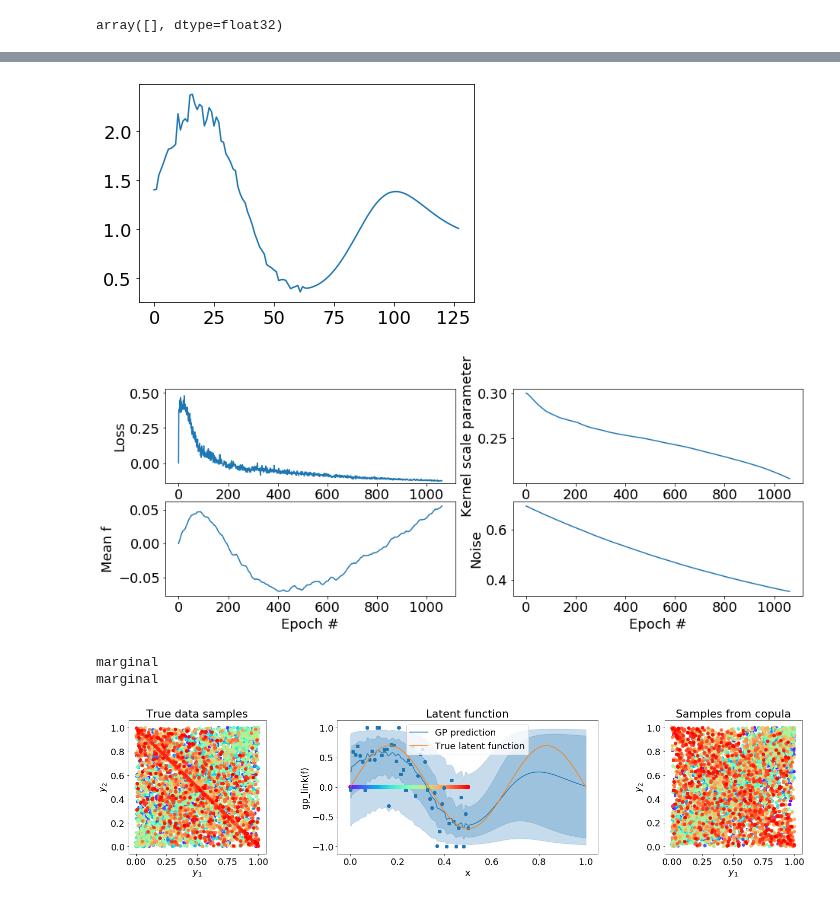
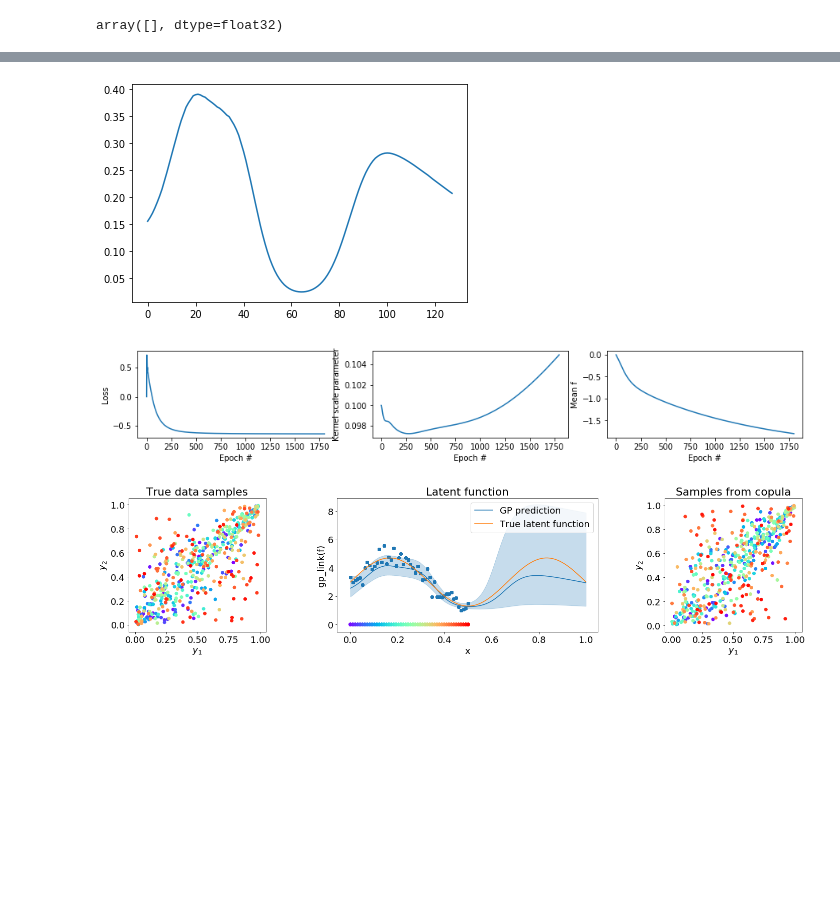
Before and after one commit to NinelK/CopulaGP, a Jupyter notebook: Copula_nopyro.ipynb, the cells around one changed output, grey strips where cells are left out. Cells and saved outputs as stored; diff of their text form; code cells hidden in the pictures; blank space fills up the shorter version.

```diff
--- a/Copula_nopyro.ipynb
+++ b/Copula_nopyro.ipynb
@@ -350,16 +291,16 @@ optimizer = torch.optim.Adam([
     {'params': model.variational_strategy.variational_distribution.chol_variational_covar},
     {'params': model.variational_strategy.variational_distribution.variational_mean},
     #hyperparameters
-    {'params': model.covar_module.base_kernel.base_kernel.raw_lengthscale, 'lr': .001}, #, 'lr': 0.001
-    {'params': model.covar_module.base_kernel.raw_outputscale, 'lr': .001},
-    {'params': model.likelihood.noise_covar.raw_noise, 'lr': .001} #should change slower than variance
+    {'params': model.covar_module.base_kernel.raw_lengthscale, 'lr': .001}, #, 'lr': 0.001
+    {'params': model.covar_module.raw_outputscale, 'lr': .001},
+    #{'params': model.likelihood.noise_covar.raw_noise, 'lr': .001} #should change slower than variance
 ], lr=base_lr)
 
 # Our loss object. We're using the VariationalELBO, which essentially just computes the ELBO
 #mll  = gpytorch.mlls.VariationalELBO(model.likelihood, model, num_data=train_y.size(0), combine_terms=True)
-mllv = myVariationalELBO(model.likelihood, model, num_data=train_y.size(0), combine_terms=False)
+mllv = gpytorch.mlls.VariationalELBO(model.likelihood, model, num_data=train_y.size(0), combine_terms=False)
 
-losses, rbf, means, noises = [], [], [], []
+losses, rbf, means = [], [], []
 
 def train(train_x, train_y, num_iter=2000):
     model.train()
@@ -370,34 +311,24 @@ def train(train_x, train_y, num_iter=2000):
         optimizer.zero_grad()
         output = model(train_x)
         assert torch.all(output.mean==output.mean)
-        #loss = -mll(output, train_y)# - 0.01*(model.covar_module.base_kernel.lengthscale*grid_size).log().sum()
-        #print(loss)
-        log_lik, kl_div, log_prior, added_loss = mllv(output, train_y)
-        loss = -(log_lik-kl_div+log_prior+added_loss)
-#         if i==1900:
-#             log_lik, kl_div, log_prior, added = mllv(output, train_y)
-#             print(log_lik, kl_div, log_prior, added)
-#             model.likelihood.noise = 1e-4
-#             log_lik, kl_div, log_prior, added = mllv(output, train_y)
-#             print(log_lik, kl_div, log_prior, added)
-#             break
+
+        log_lik, kl_div, log_prior = mllv(output, train_y)
+        loss = -(log_lik-kl_div+log_prior)
+
         if len(losses)>100:
             p += np.abs(np.mean(losses[-50:]) - np.mean(losses[-100:-50]))
         losses.append(loss.detach().cpu().numpy())
-        rbf.append(model.covar_module.base_kernel.base_kernel.lengthscale.item())
+        rbf.append(model.covar_module.base_kernel.lengthscale.item())
         means.append(model.variational_strategy.variational_distribution.variational_mean.detach().cpu().numpy())
-        noises.append(model.likelihood.noise_covar.raw_noise_constraint.transform(model.likelihood.noise_covar.raw_noise).item())
         if not (i + 1) % iter_print:
 
             mean_p = p/100
-            print('Iter {}/{} - Loss: {:.3}, len: {:.3}, outscale: {:.3} noise: {:.3}, dLoss: {:.3}, \
-            mean f: {:.3}, dmean: {:.3}, NaNs fixed: {}'.format(
+            print('Iter {}/{} - Loss: {:.3}, len: {:.3}, outscale: {:.3}, dLoss: {:.3}, \
+            NaNs fixed: {}'.format(
                 i + 1, num_iter, loss,
-                model.covar_module.base_kernel.base_kernel.lengthscale.item(),
-                model.covar_module.base_kernel.raw_outputscale.item(),
-                model.likelihood.noise_covar.raw_noise_constraint.transform(model.likelihood.noise_covar.raw_noise).item(),
-                mean_p, np.mean(means[-1]),
-                np.mean(np.abs(means[-100]-means[-1])),
+                model.covar_module.base_kernel.lengthscale.item(),
+                model.covar_module.raw_outputscale.item(),
+                mean_p,
                 nans
             ))
             nans=0
@@ -440,26 +376,23 @@ KeyboardInterrupt:
 plt.plot(np.exp(means[-1]))
 losses[losses!=losses] = 0
 # %% [output]
-[figure, old version]
+[figure, new version]
 # %%
 # prot loss function and kernel length
-fig, ((lossp, kern), (mean, noise)) = plt.subplots(2,2,figsize=(15,5))
+fig, ((lossp, kern, mean)) = plt.subplots(1,3,figsize=(15,2))
 lossp.plot(losses)
 lossp.set_xlabel("Epoch #")
 lossp.set_ylabel("Loss")
 lossp.set_ylim(np.min(losses)*1.1,np.max(losses)*1.1)
 kern.plot(rbf)
 kern.set_xlabel("Epoch #")
 kern.set_ylabel("Kernel scale parameter")
 mean.plot([np.mean(x) for x in means])
 mean.set_xlabel("Epoch #")
 mean.set_ylabel("Mean f")
-noise.plot(noises)
-noise.set_xlabel("Epoch #")
-noise.set_ylabel("Noise")
 fig.show()
 # %% [output]
-[figure, old version]
+[figure, new version]
 # %%
 # define test set (optionally on GPU)
 denser = 1 # make test set 2 times denser then the training set
@@ -479,7 +412,7 @@ func = fig.add_axes([.365,0.125,.3,.755])
 model.eval()
 with torch.no_grad():
     #output = model(test_x)
-    output = model.likelihood(model(test_x))
+    output = model(test_x)
 
 gplink = model.likelihood.gplink_function
 
@@ -488,9 +421,6 @@ gplink = model.likelihood.gplink_function
 F_mean = gplink(output.mean).detach().cpu().numpy()
 line, = func.plot(testX, F_mean, label = 'GP prediction')
 lower, upper = output.confidence_region()
-noise = model.likelihood.noise_covar.raw_noise_constraint.transform(model.likelihood.noise_covar.raw_noise).item()
-func.fill_between(testX, gplink(lower+2*noise).detach().cpu().numpy(),
-                gplink(upper-2*noise).detach().cpu().numpy(), color=line.get_color(), alpha=0.25)
 func.fill_between(testX, gplink(lower).detach().cpu().numpy(),
                 gplink(upper).detach().cpu().numpy(), color=line.get_color(), alpha=0.25)
 
@@ -504,13 +434,13 @@ func.legend()
 
 # sample from p(y|D,x) = \int p(y|f) p(f|D,x) (doubly stochastic)
 with gpytorch.settings.num_likelihood_samples(1):
-    Y_sim = model.likelihood.forward(model.likelihood(model(train_x)).sample()).rsample().cpu().detach().numpy()
+    Y_sim = model.likelihood(model(train_x)).rsample().cpu().detach().numpy()
 #model() -- returns GP (Multivariate normal) without noise
 #model.likelihood(model) -- calls likelihood.marginal and adds noise (returns Multivariate normal)
 #model.likelihood.forward(samples) -- returns copula samples
 skip = 1
 true.scatter(*Y[::skip].T, label = 'True train data', color=colors[::skip])
-sim.scatter(*Y_sim[::skip].T, label = 'Sample from the model', color=colors[::skip])
+sim.scatter(*Y_sim[...,::skip].T, label = 'Sample from the model', color=colors[::skip])
 for ax in [sim,true]:
     ax.set_xlabel('$y_1$')
     ax.set_ylabel('$y_2$')
@@ -520,11 +450,9 @@ true.set_title('True data samples')
 
 plt.subplots_adjust(wspace=0.3)
 
-plt.savefig('poster_img/gp.svg')
+#plt.savefig('poster_img/gp.svg')
 # %% [output]
-marginal
-marginal
-[figure, old version]
+[figure, new version]
 # %%
 noise = model.likelihood.noise
 log_lik, kl_div, log_prior, added_loss = mllv(output, train_y)
```
Also changed, not shown: parts of 12 cells of this notebook, 4 other files.
